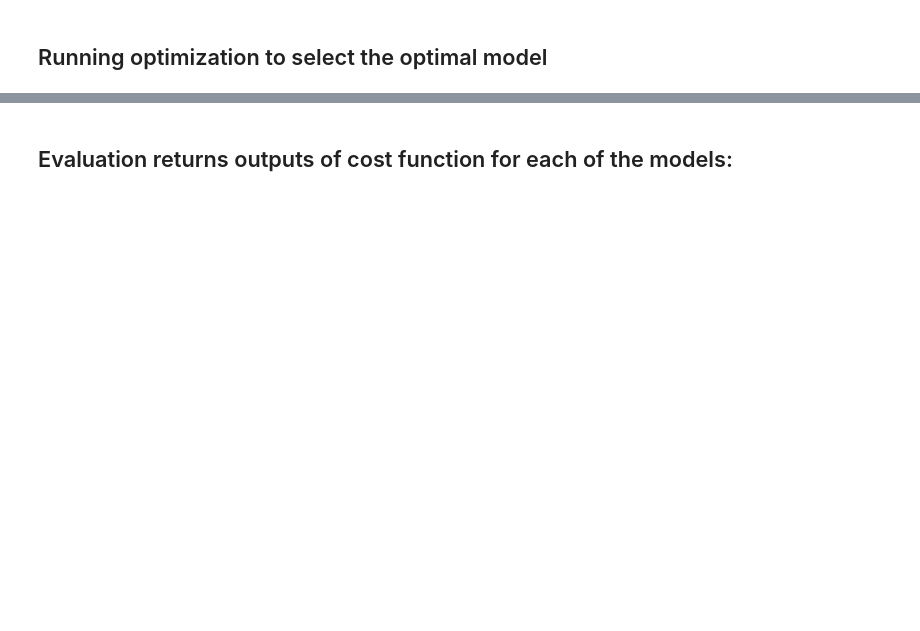
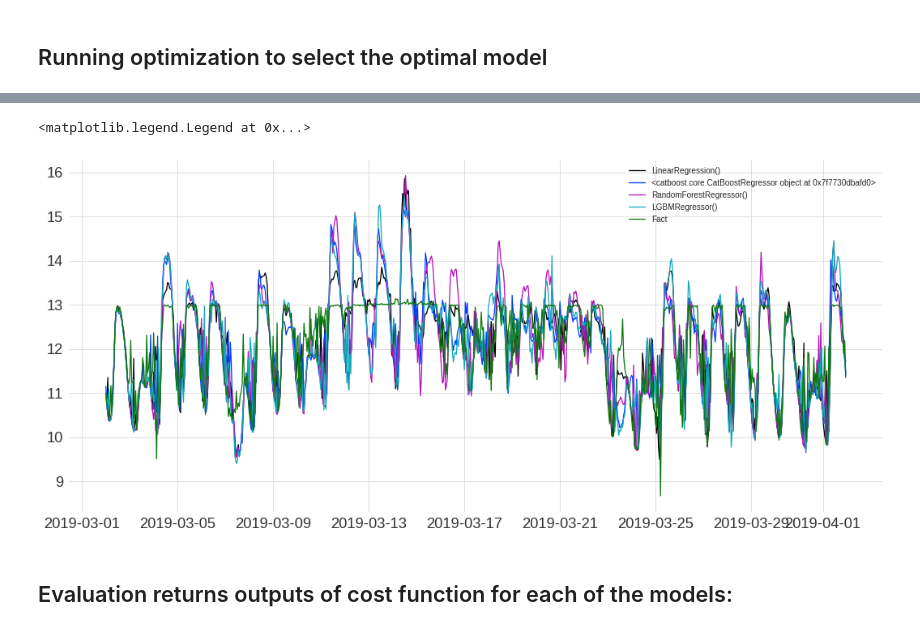
Before and after one commit to mariapaskevich/vof, a Jupyter notebook: Test_package.ipynb, the cells around one changed output, grey strips where cells are left out. Saved outputs shown, nothing was run; the diff lists cells and outputs as text; code cells hidden in the pictures; blank space fills up the shorter version.

Commit message:
Fact data implemented into the  optimizer flow

```diff
--- a/Test_package.ipynb
+++ b/Test_package.ipynb
@@ -147,6 +146,13 @@ optimization_df.head()
 | 2 | 2019-03-02 | 2019-03-02 02:00:00 | 10.538434 | LinearRegression() |
 | 3 | 2019-03-02 | 2019-03-02 03:00:00 | 10.42515 | LinearRegression() |
 | 4 | 2019-03-02 | 2019-03-02 04:00:00 | 10.421619 | LinearRegression() |
+# %%
+fact = optimization_df.loc[optimization_df.model=='LGBMRegressor()'].copy()#.join('tmp.y.loc[optimization_df.index]')
+fact.set_index('ts', inplace=True)
+fact['model'] = 'Fact'
+fact['value'] = tmp.y.loc[fact.index]
+fact.reset_index(inplace=True)
+optimization_df = optimization_df.append(fact)
 # %%
 alt.data_transformers.disable_max_rows()
 
@@ -385,22 +305,0 @@ sol = sol+odm.x*0
-# %%
-#plt.plot(sol.SNaive, label='solution')
-
-#plt.plot(odm.x.Fact, label='Fact')
-
-#plt.plot(sol['Fact']+odm.x.Fact, label='Fact+Fact')
-#plt.plot(sol['LR']+odm.x.Fact, label='LR+Fact')
-#plt.plot(sol['CB']+odm.x.Fact, label='CB+Fact')
-# plt.plot(sol['RF']+odm.x.Fact, label='RF+Fact')
-# plt.plot(sol['LGBM']+odm.x.Fact, label='LGBM+Fact')
-
-#plt.legend()
-
-
-plt.figure(figsize=(30,10))
-
-for col in sol.columns:
-    plt.plot(sol[col]+odm.x.Fact, label = col)
-
-plt.plot(tmp.y.loc[sol.index], label='Fact', lw=3)
-
-plt.legend()
@@ -409,0 +306,3 @@ plt.legend()
+# %%
+sol = odm.select_value_optimal_model(models=optimization_df.model.unique())
+sol
@@ -410,3 +333,12 @@ plt.legend()
+# %%
+for col in range(len(sol)):
+    plt.plot(sol[col].dropna()+tmp.y.loc['2019-03-02':'2019-04-01'], label=sol[col].name)
+
+#plt.plot(tmp.y.loc['2019-03-02':'2019-04-01'], label='Fact', lw=3)
+plt.legend()
+# %% [output]
+<matplotlib.legend.Legend at 0x...>
+[figure, added]
 # %% [markdown]
 ## Evaluation returns outputs of cost function for each of the models:
 # %%
```
Also changed, not shown: parts of 11 cells of this notebook, 4 other files.
